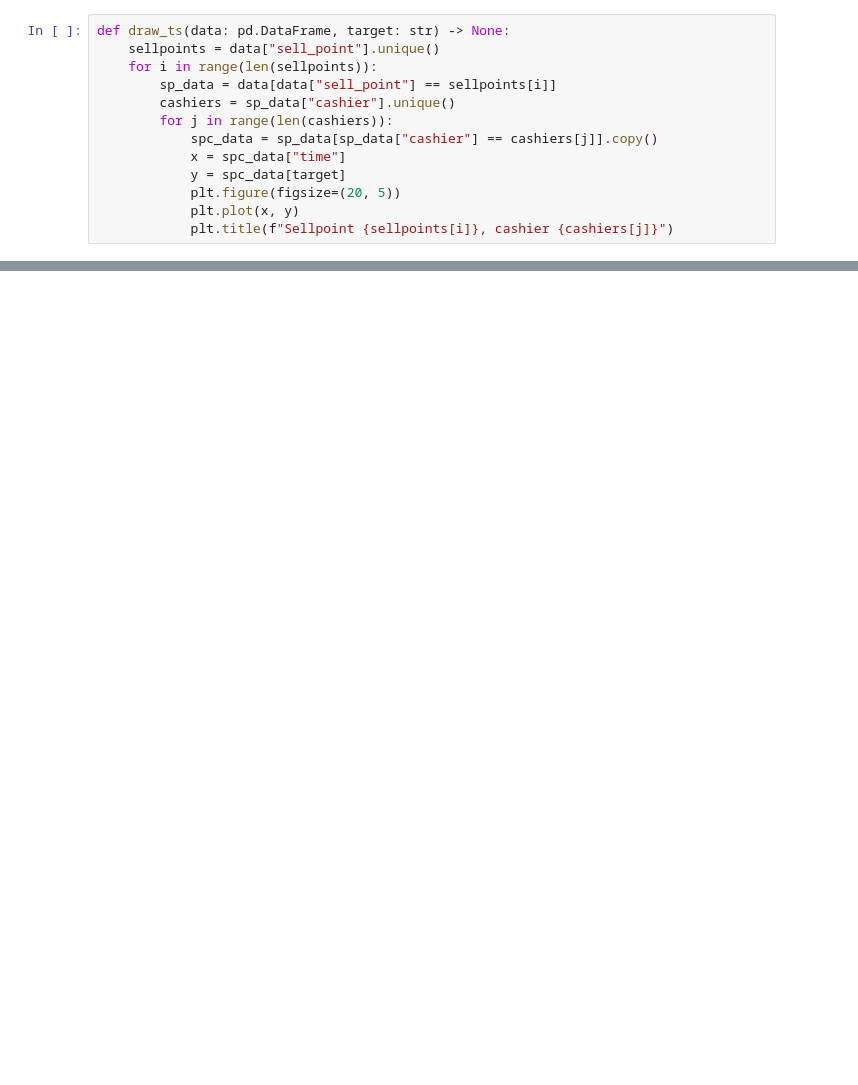
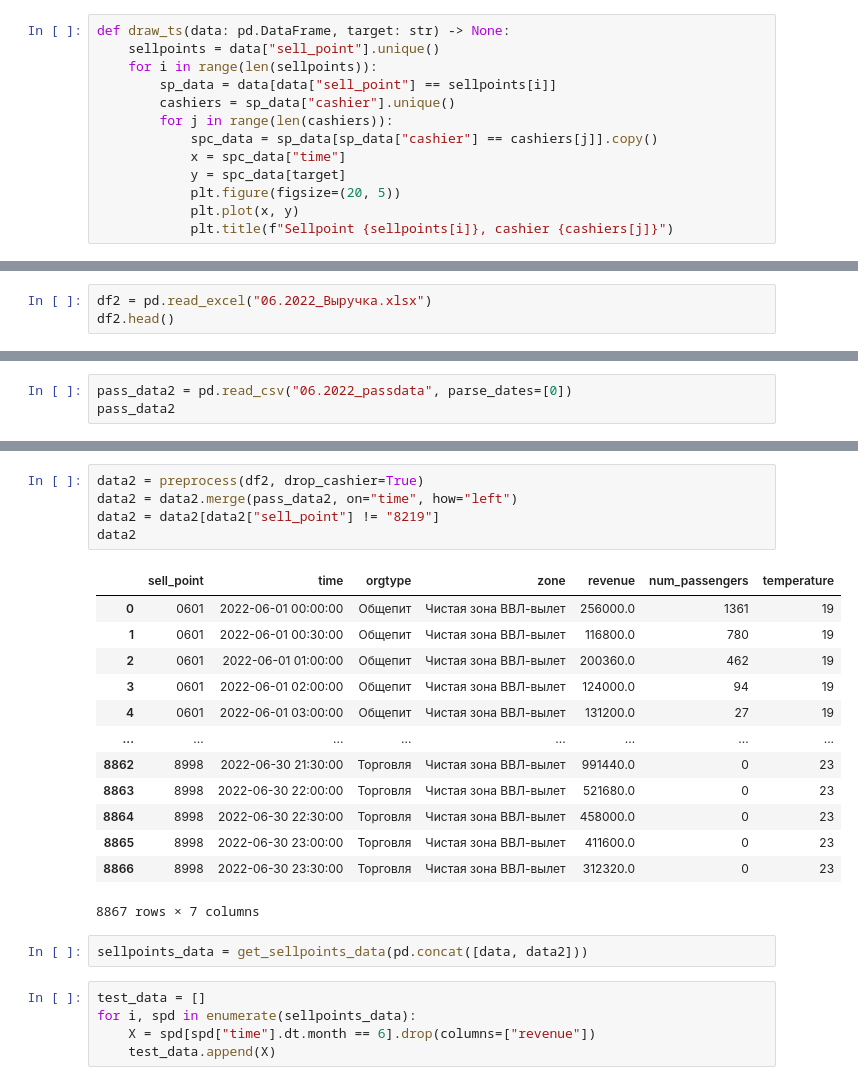
Before and after one commit to Wander1ngW1nd/Sheremem, a Jupyter notebook: revenue_preprocessing.ipynb, the cells around one changed output, grey strips where cells are left out. Cells and saved outputs as stored; diff of their text form; blank space fills up the shorter version.

```diff
--- a/revenue_preprocessing.ipynb
+++ b/revenue_preprocessing.ipynb
@@ -109,0 +316,3 @@ len(data["cashier"].unique())
+# %%
+df2 = pd.read_excel("06.2022_Выручка.xlsx")
+df2.head()
@@ -109,0 +326,3 @@ len(data["cashier"].unique())
+# %%
+pass_data2 = pd.read_csv("06.2022_passdata", parse_dates=[0])
+pass_data2
@@ -109,0 +343,26 @@ len(data["cashier"].unique())
+# %%
+data2 = preprocess(df2, drop_cashier=True)
+data2 = data2.merge(pass_data2, on="time", how="left")
+data2 = data2[data2["sell_point"] != "8219"]
+data2
+# %% [output]
+|  | sell_point | time | orgtype | zone | revenue | num_passengers | temperature |
+| 0 | 0601 | 2022-06-01 00:00:00 | Общепит | Чистая зона ВВЛ-вылет | 256000.0 | 1361 | 19 |
+| 1 | 0601 | 2022-06-01 00:30:00 | Общепит | Чистая зона ВВЛ-вылет | 116800.0 | 780 | 19 |
+| 2 | 0601 | 2022-06-01 01:00:00 | Общепит | Чистая зона ВВЛ-вылет | 200360.0 | 462 | 19 |
+| 3 | 0601 | 2022-06-01 02:00:00 | Общепит | Чистая зона ВВЛ-вылет | 124000.0 | 94 | 19 |
+| 4 | 0601 | 2022-06-01 03:00:00 | Общепит | Чистая зона ВВЛ-вылет | 131200.0 | 27 | 19 |
+| ... | ... | ... | ... | ... | ... | ... | ... |
+| 8862 | 8998 | 2022-06-30 21:30:00 | Торговля | Чистая зона ВВЛ-вылет | 991440.0 | 0 | 23 |
+| 8863 | 8998 | 2022-06-30 22:00:00 | Торговля | Чистая зона ВВЛ-вылет | 521680.0 | 0 | 23 |
+| 8864 | 8998 | 2022-06-30 22:30:00 | Торговля | Чистая зона ВВЛ-вылет | 458000.0 | 0 | 23 |
+| 8865 | 8998 | 2022-06-30 23:00:00 | Торговля | Чистая зона ВВЛ-вылет | 411600.0 | 0 | 23 |
+| 8866 | 8998 | 2022-06-30 23:30:00 | Торговля | Чистая зона ВВЛ-вылет | 312320.0 | 0 | 23 |
+8867 rows × 7 columns
+# %%
+sellpoints_data = get_sellpoints_data(pd.concat([data, data2]))
+# %%
+test_data = []
+for i, spd in enumerate(sellpoints_data):
+    X = spd[spd["time"].dt.month == 6].drop(columns=["revenue"])
+    test_data.append(X)
```
Also changed, not shown: parts of 21 cells of this notebook, 51 other files.
